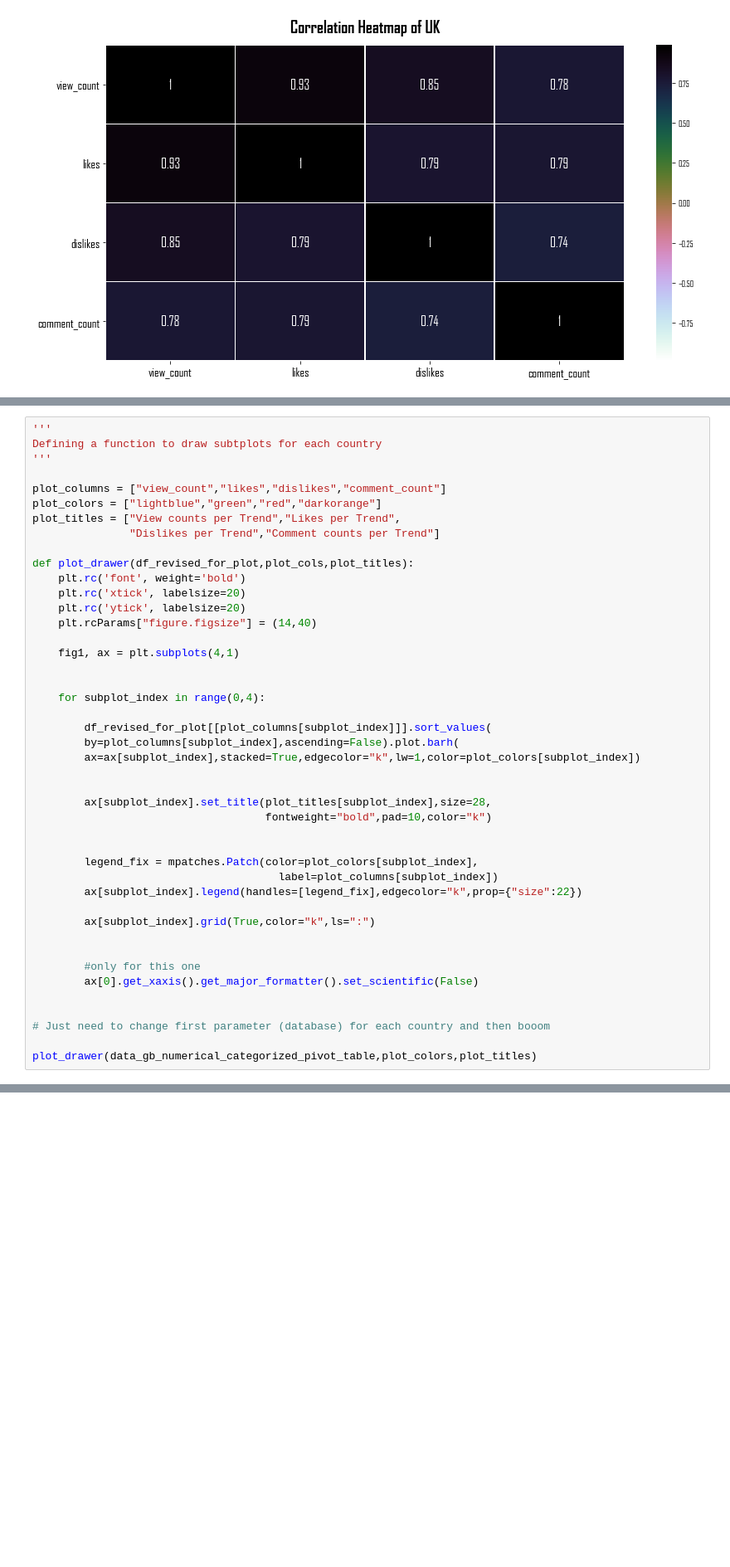
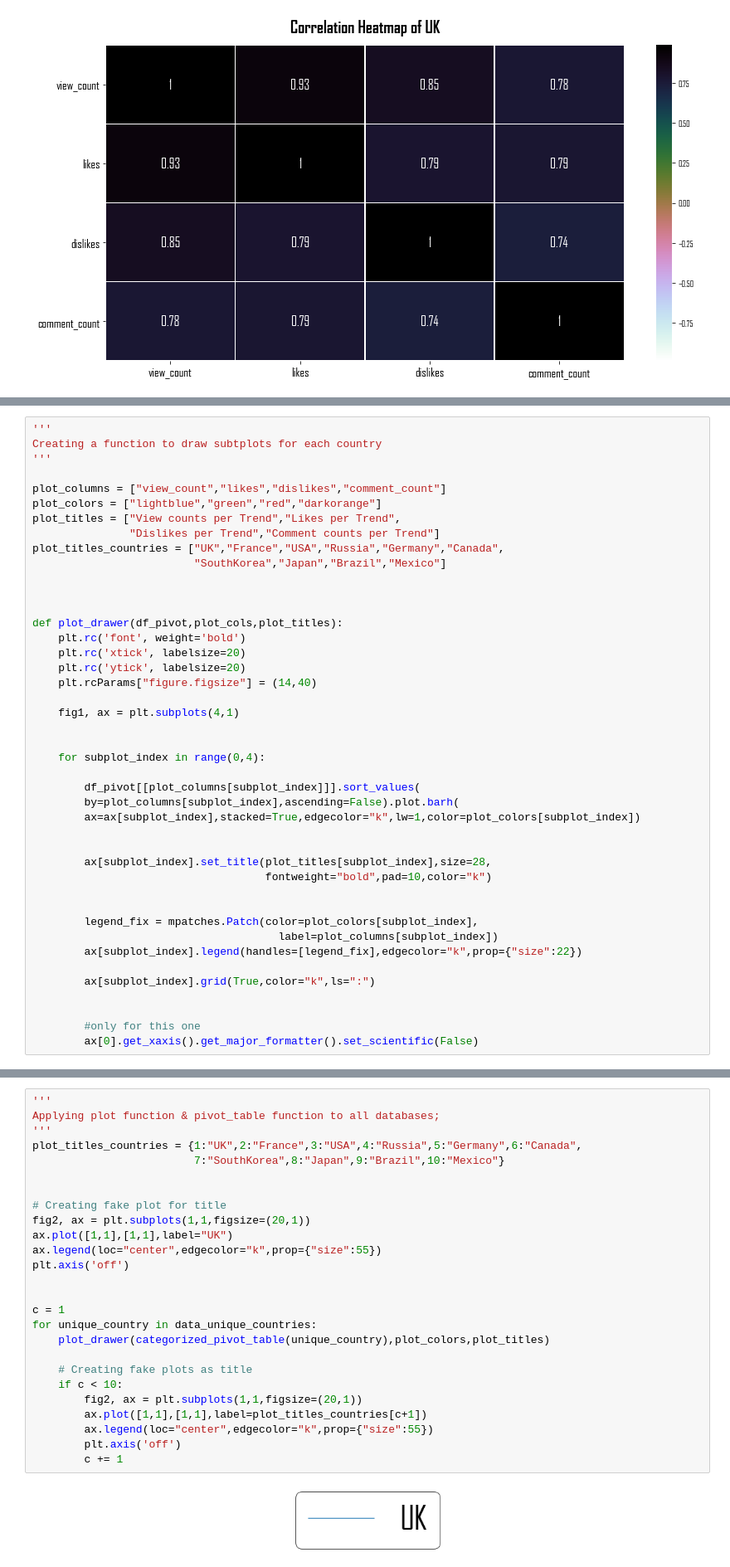
Before and after one commit to gorkemguneser/Youtube-Trending-Videos-Statistical-Analysis, a Jupyter notebook: code/gorkem.ipynb, the cells around one changed output, grey strips where cells are left out. Shown at 83% size. Saved outputs shown, nothing was run; the diff lists cells and outputs as text; blank space fills up the shorter version.

Commit message:
all process automated, interesting results for Japan and Mexico! (hypo can be derived)

```diff
--- a/code/gorkem.ipynb
+++ b/code/gorkem.ipynb
@@ -314,14 +314,18 @@ data_gb_numerical_categorized_pivot_table = pd.pivot_table(data_gb_unique,
 # %%
 '''
-Defining a function to draw subtplots for each country
+Creating a function to draw subtplots for each country
 '''
 
 plot_columns = ["view_count","likes","dislikes","comment_count"]
 plot_colors = ["lightblue","green","red","darkorange"]
 plot_titles = ["View counts per Trend","Likes per Trend",
                "Dislikes per Trend","Comment counts per Trend"]
+plot_titles_countries = ["UK","France","USA","Russia","Germany","Canada",
+                         "SouthKorea","Japan","Brazil","Mexico"]
 
-def plot_drawer(df_revised_for_plot,plot_cols,plot_titles):
+
+
+def plot_drawer(df_pivot,plot_cols,plot_titles):
     plt.rc('font', weight='bold')
     plt.rc('xtick', labelsize=20)
     plt.rc('ytick', labelsize=20)
@@ -332,7 +336,7 @@ def plot_drawer(df_revised_for_plot,plot_cols,plot_titles):
 
     for subplot_index in range(0,4):
 
-        df_revised_for_plot[[plot_columns[subplot_index]]].sort_values(
+        df_pivot[[plot_columns[subplot_index]]].sort_values(
         by=plot_columns[subplot_index],ascending=False).plot.barh(
         ax=ax[subplot_index],stacked=True,edgecolor="k",lw=1,color=plot_colors[subplot_index])
 
@@ -350,8 +354,3 @@ def plot_drawer(df_revised_for_plot,plot_cols,plot_titles):
 
         #only for this one
         ax[0].get_xaxis().get_major_formatter().set_scientific(False)
-
-
-# Just need to change first parameter (database) for each country and then booom
-
-plot_drawer(data_gb_numerical_categorized_pivot_table,plot_colors,plot_titles)
@@ -377,0 +357,28 @@ data_gb_unique_pivot_table.reset_index().sort_values(by="view_count",ascending=F
+# %%
+'''
+Applying plot function & pivot_table function to all databases;
+'''
+plot_titles_countries = {1:"UK",2:"France",3:"USA",4:"Russia",5:"Germany",6:"Canada",
+                         7:"SouthKorea",8:"Japan",9:"Brazil",10:"Mexico"}
+
+
+# Creating fake plot for title
+fig2, ax = plt.subplots(1,1,figsize=(20,1))
+ax.plot([1,1],[1,1],label="UK")
+ax.legend(loc="center",edgecolor="k",prop={"size":55})
+plt.axis('off')
+
+
+c = 1
+for unique_country in data_unique_countries:
+    plot_drawer(categorized_pivot_table(unique_country),plot_colors,plot_titles)
+
+    # Creating fake plots as title
+    if c < 10:
+        fig2, ax = plt.subplots(1,1,figsize=(20,1))
+        ax.plot([1,1],[1,1],label=plot_titles_countries[c+1])
+        ax.legend(loc="center",edgecolor="k",prop={"size":55})
+        plt.axis('off')
+        c += 1
+# %% [output]
+[figure, added]
```
Also changed, not shown: parts of 21 cells of this notebook.
